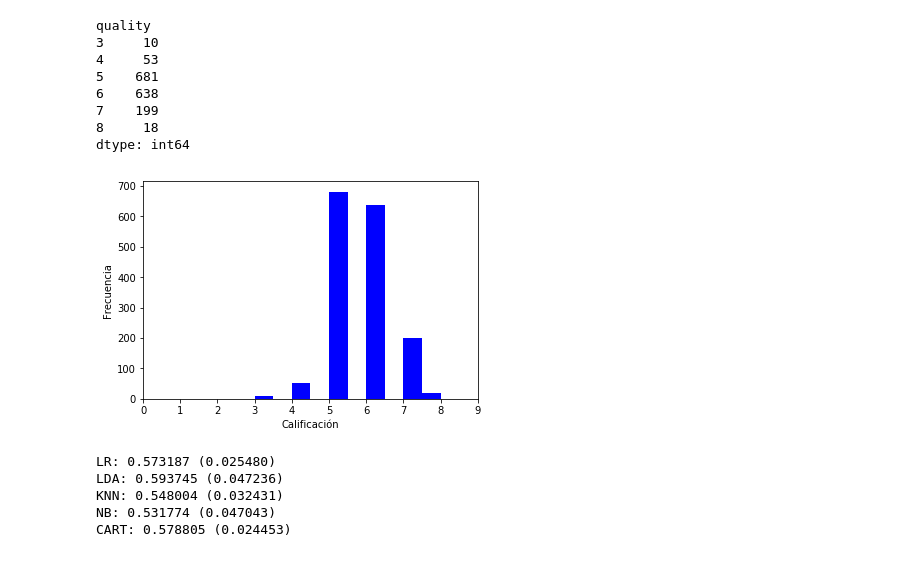
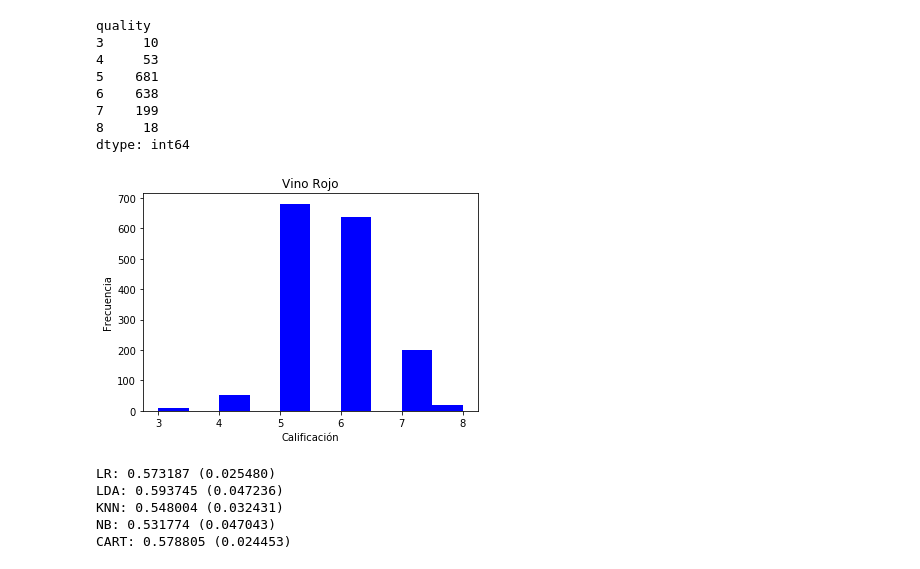
Before and after one commit to adborja/maestria-analitica_predictiva, a Jupyter notebook: talleres/python/wine_quality/red_wine_quality.ipynb, the cells around one changed output. Drawn from its saved outputs; the diff is of its cells as text; code cells hidden in the pictures.

```diff
--- a/talleres/python/wine_quality/red_wine_quality.ipynb
+++ b/talleres/python/wine_quality/red_wine_quality.ipynb
@@ -108,13 +108,14 @@ dtype: int64
 # %%
 # Distribución de las clases y su frecuencia
 quality = dataset['quality']
 plt.hist(quality, color = 'b')
 plt.xlabel('Calificación')
 plt.ylabel('Frecuencia')
-plt.xticks(range(0, 10))
+plt.xticks(range(3, 9))
+plt.title('Vino Rojo')
 plt.show()
 # %% [output]
-[figure, old version]
+[figure, new version]
 # %%
 # Cross-validation para seleccionar los datos
 from sklearn.cross_validation import train_test_split
```
